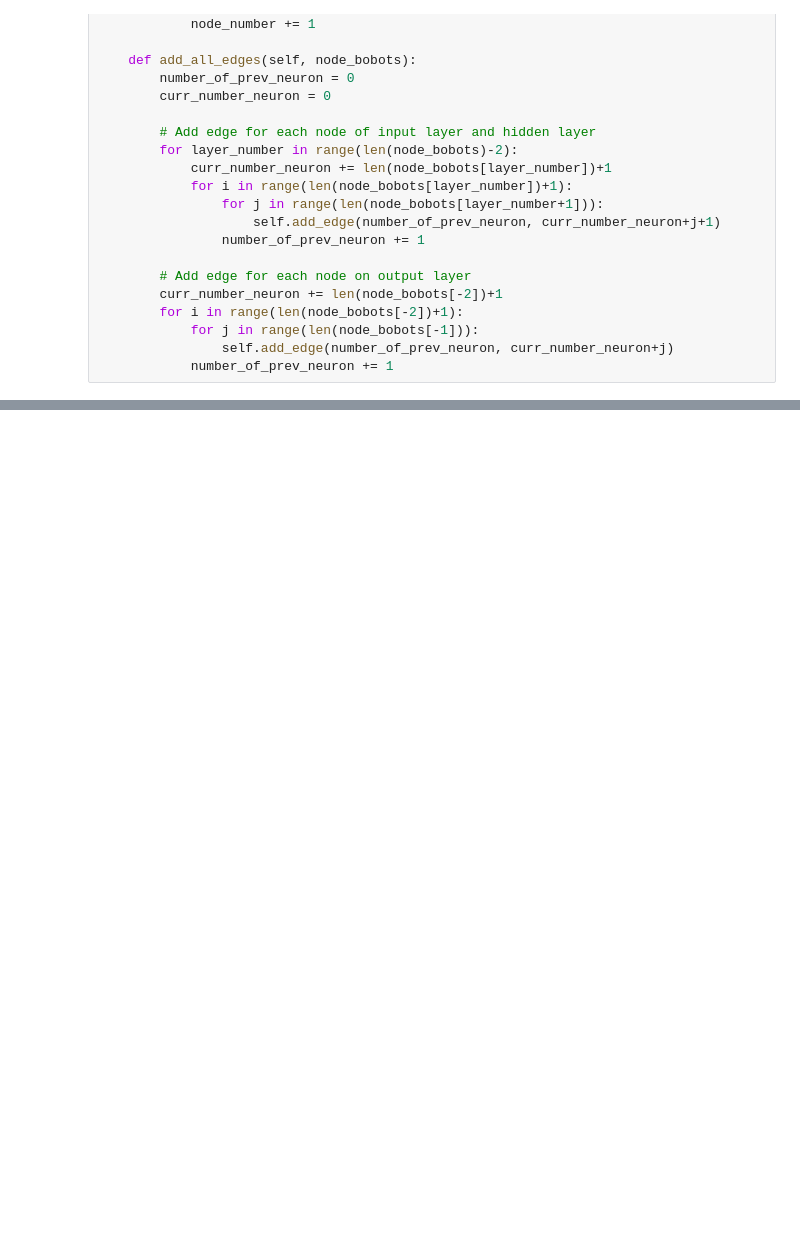
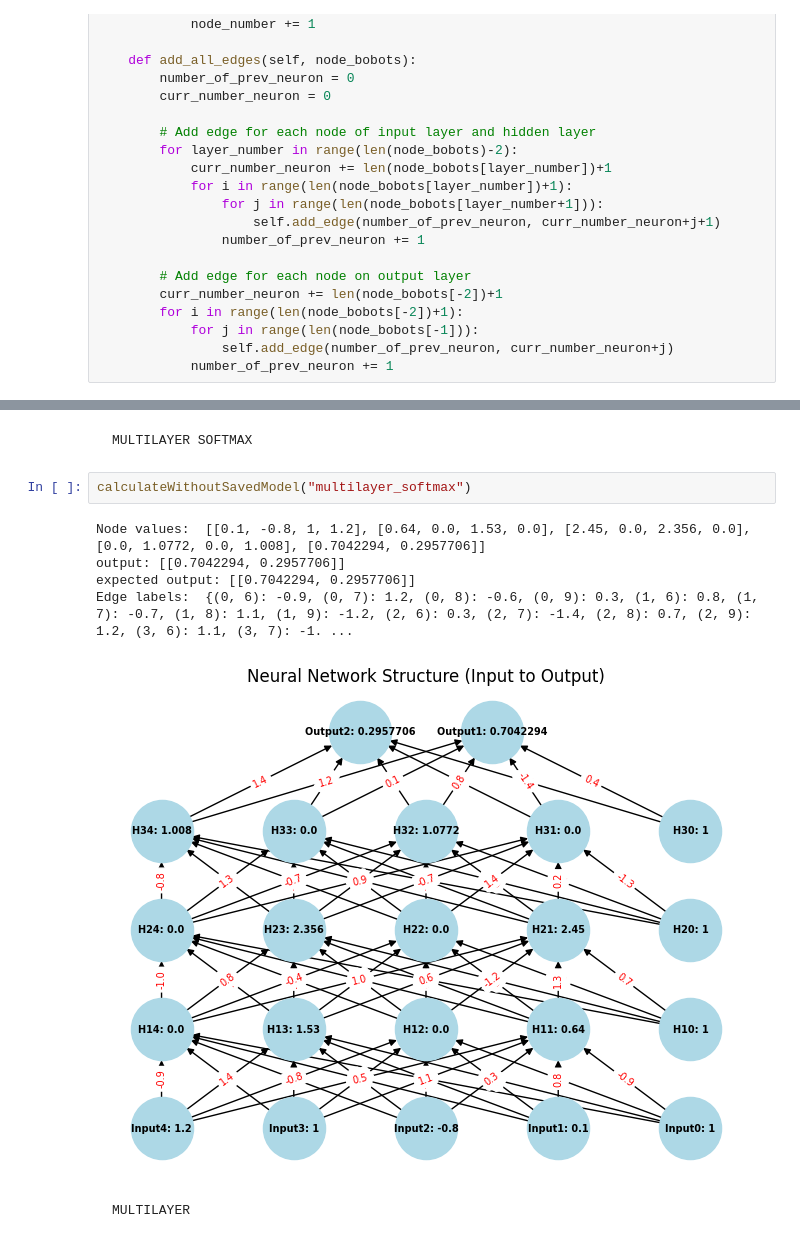
Before and after one commit to moonawar/Neural-Network, a Jupyter notebook: Bagian-A/src/Forward_Propagation_Feed_Forward_Neural_Network.ipynb, the cells around one changed output, grey strips where cells are left out. Saved outputs shown, nothing was run; the diff lists cells and outputs as text; blank space fills up the shorter version.

```diff
--- a/Bagian-A/src/Forward_Propagation_Feed_Forward_Neural_Network.ipynb
+++ b/Bagian-A/src/Forward_Propagation_Feed_Forward_Neural_Network.ipynb
@@ -249,0 +250,12 @@ Edge labels:  {(0, 5): 0.1, (0, 6): 0.2, (0, 7): 0.3, (0, 8): -1.2, (1, 5): -0.5
+# %% [markdown]
+    MULTILAYER SOFTMAX
+# %%
+calculateWithoutSavedModel("multilayer_softmax")
+# %% [output]
+Node values:  [[0.1, -0.8, 1, 1.2], [0.64, 0.0, 1.53, 0.0], [2.45, 0.0, 2.356, 0.0], [0.0, 1.0772, 0.0, 1.008], [0.7042294, 0.2957706]]
+output: [[0.7042294, 0.2957706]]
+expected output: [[0.7042294, 0.2957706]]
+Edge labels:  {(0, 6): -0.9, (0, 7): 1.2, (0, 8): -0.6, (0, 9): 0.3, (1, 6): 0.8, (1, 7): -0.7, (1, 8): 1.1, (1, 9): -1.2, (2, 6): 0.3, (2, 7): -1.4, (2, 8): 0.7, (2, 9): 1.2, (3, 6): 1.1, (3, 7): -1. ...
+[figure, added]
+# %% [markdown]
+    MULTILAYER
```
Also changed, not shown: parts of 20 cells of this notebook, 8 other files.
